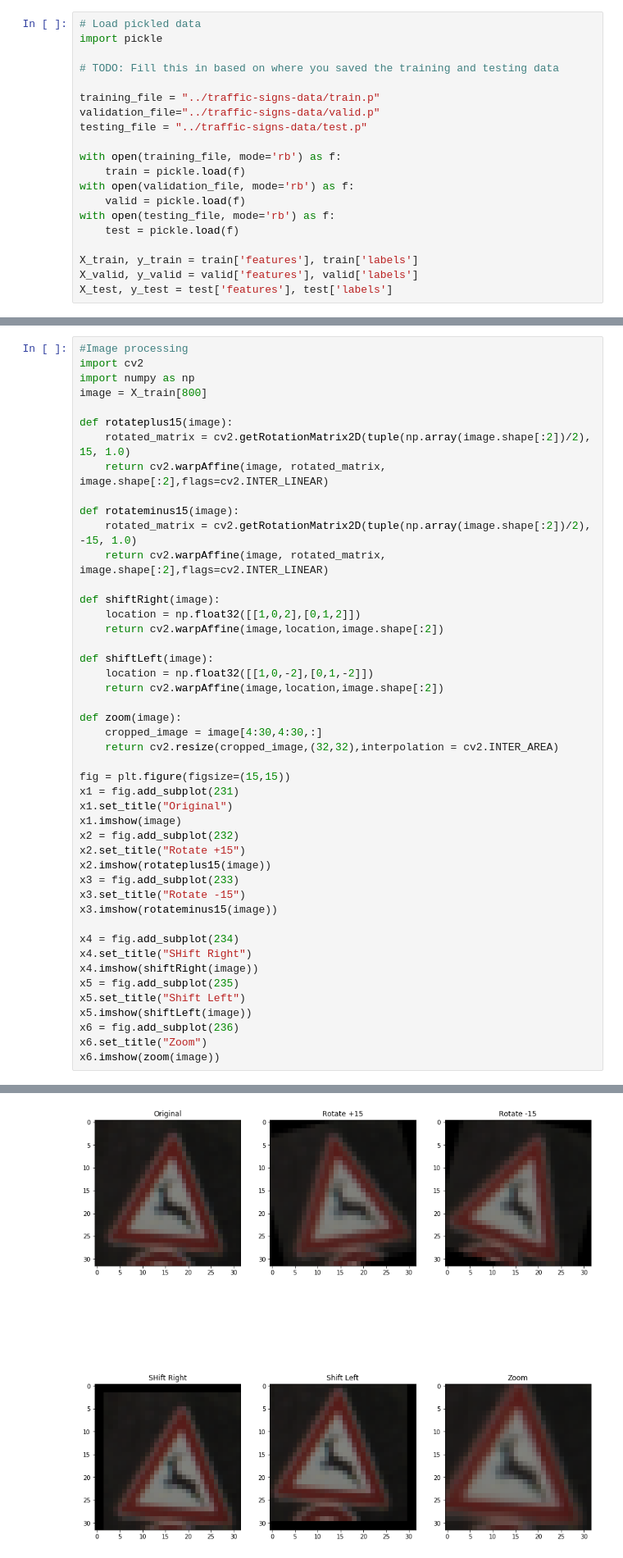
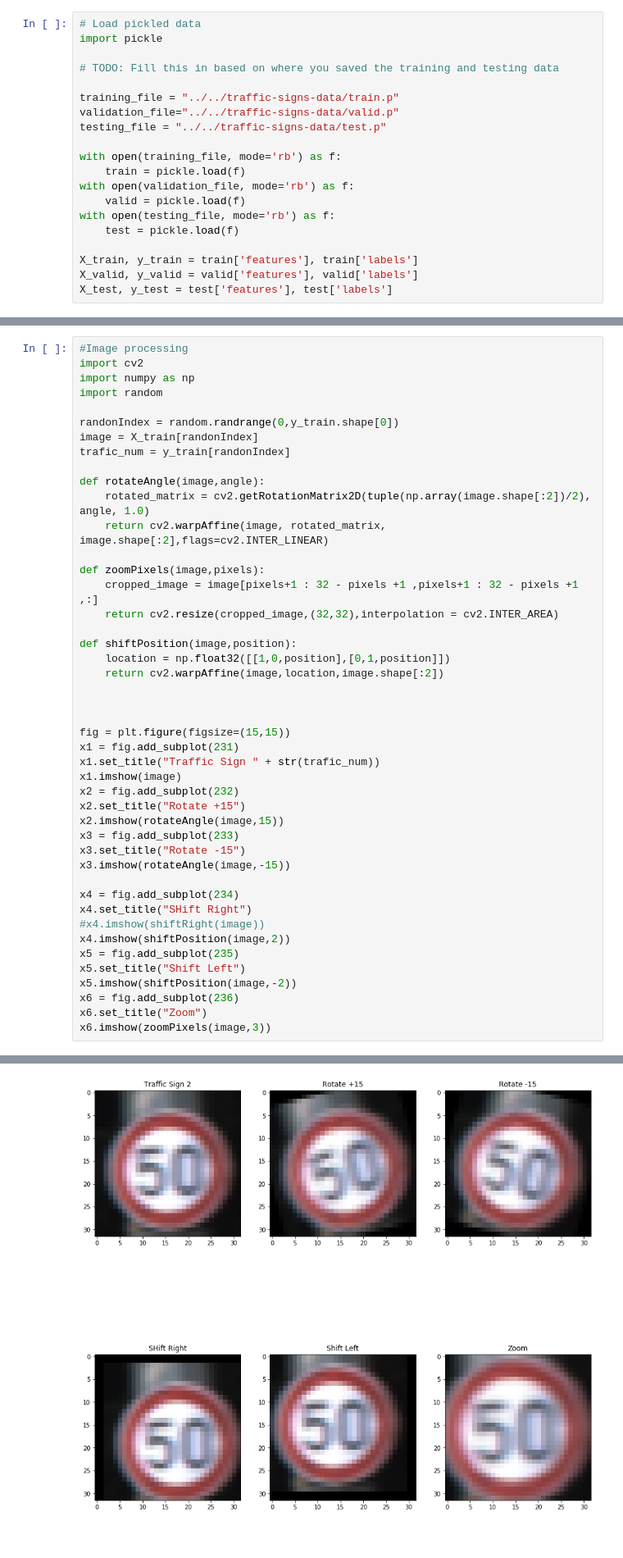
Before and after one commit to madhusudhan0212/SelfDrivingCar, a Jupyter notebook: TrafficSignClassifier-P2/Traffic_Sign_Classifier.ipynb, the cells around one changed output, grey strips where cells are left out. Shown at 82% size. Drawn from its saved outputs; the diff is of its cells as text.

```diff
--- a/TrafficSignClassifier-P2/Traffic_Sign_Classifier.ipynb
+++ b/TrafficSignClassifier-P2/Traffic_Sign_Classifier.ipynb
@@ -25,9 +25,9 @@ import pickle
 
 # TODO: Fill this in based on where you saved the training and testing data
 
-training_file = "../traffic-signs-data/train.p"
-validation_file="../traffic-signs-data/valid.p"
-testing_file = "../traffic-signs-data/test.p"
+training_file = "../../traffic-signs-data/train.p"
+validation_file="../../traffic-signs-data/valid.p"
+testing_file = "../../traffic-signs-data/test.p"
 
 with open(training_file, mode='rb') as f:
     train = pickle.load(f)
@@ -133,49 +135,48 @@ x3.hist(y_test,bins=43)
 # %%
 #Image processing
 import cv2
 import numpy as np
-image = X_train[800]
+import random
 
-def rotateplus15(image):
-    rotated_matrix = cv2.getRotationMatrix2D(tuple(np.array(image.shape[:2])/2), 15, 1.0)
+randonIndex = random.randrange(0,y_train.shape[0])
+image = X_train[randonIndex]
+trafic_num = y_train[randonIndex]
+
+def rotateAngle(image,angle):
+    rotated_matrix = cv2.getRotationMatrix2D(tuple(np.array(image.shape[:2])/2), angle, 1.0)
     return cv2.warpAffine(image, rotated_matrix, image.shape[:2],flags=cv2.INTER_LINEAR)
 
-def rotateminus15(image):
-    rotated_matrix = cv2.getRotationMatrix2D(tuple(np.array(image.shape[:2])/2), -15, 1.0)
-    return cv2.warpAffine(image, rotated_matrix, image.shape[:2],flags=cv2.INTER_LINEAR)
+def zoomPixels(image,pixels):
+    cropped_image = image[pixels+1 : 32 - pixels +1 ,pixels+1 : 32 - pixels +1 ,:]
+    return cv2.resize(cropped_image,(32,32),interpolation = cv2.INTER_AREA)
 
-def shiftRight(image):
-    location = np.float32([[1,0,2],[0,1,2]])
+def shiftPosition(image,position):
+    location = np.float32([[1,0,position],[0,1,position]])
     return cv2.warpAffine(image,location,image.shape[:2])
 
-def shiftLeft(image):
-    location = np.float32([[1,0,-2],[0,1,-2]])
-    return cv2.warpAffine(image,location,image.shape[:2])
 
-def zoom(image):
-    cropped_image = image[4:30,4:30,:]
-    return cv2.resize(cropped_image,(32,32),interpolation = cv2.INTER_AREA)
 
 fig = plt.figure(figsize=(15,15))
 x1 = fig.add_subplot(231)
-x1.set_title("Original")
+x1.set_title("Traffic Sign " + str(trafic_num))
 x1.imshow(image)
 x2 = fig.add_subplot(232)
 x2.set_title("Rotate +15")
-x2.imshow(rotateplus15(image))
+x2.imshow(rotateAngle(image,15))
 x3 = fig.add_subplot(233)
 x3.set_title("Rotate -15")
-x3.imshow(rotateminus15(image))
+x3.imshow(rotateAngle(image,-15))
 
 x4 = fig.add_subplot(234)
 x4.set_title("SHift Right")
-x4.imshow(shiftRight(image))
+#x4.imshow(shiftRight(image))
+x4.imshow(shiftPosition(image,2))
 x5 = fig.add_subplot(235)
 x5.set_title("Shift Left")
-x5.imshow(shiftLeft(image))
+x5.imshow(shiftPosition(image,-2))
 x6 = fig.add_subplot(236)
 x6.set_title("Zoom")
-x6.imshow(zoom(image))
+x6.imshow(zoomPixels(image,3))
 # %% [output]
 <matplotlib.image.AxesImage at 0x...>
-[figure, old version]
+[figure, new version]
```
Also changed, not shown: parts of 21 cells of this notebook, 10 other files.
